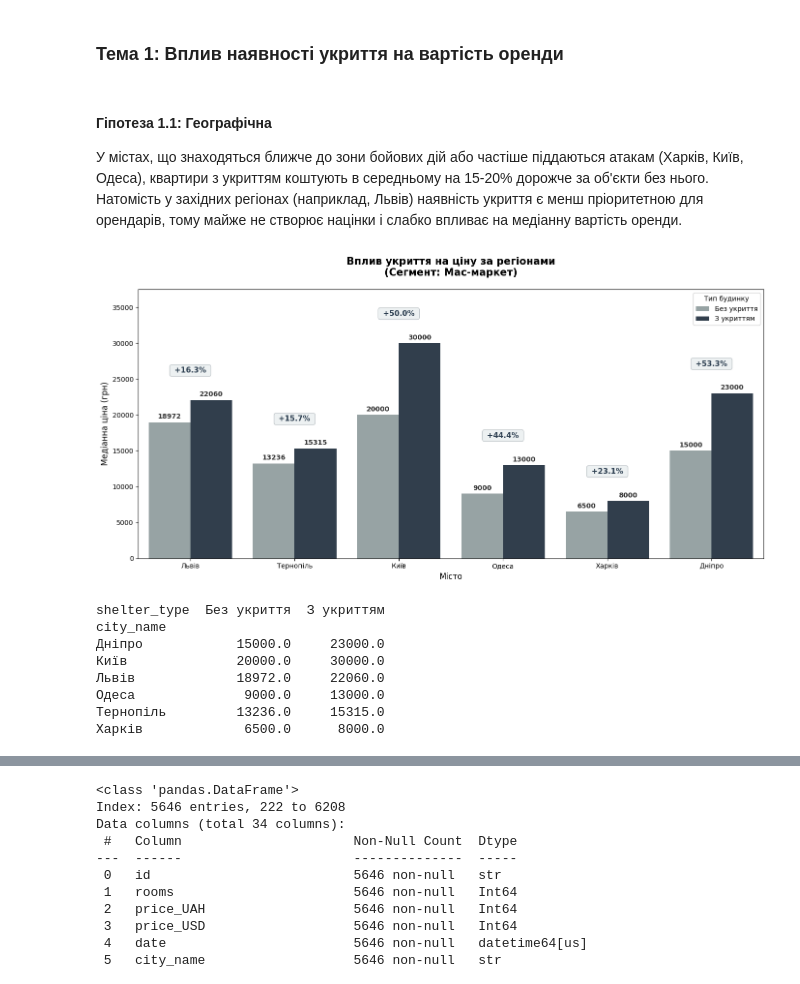
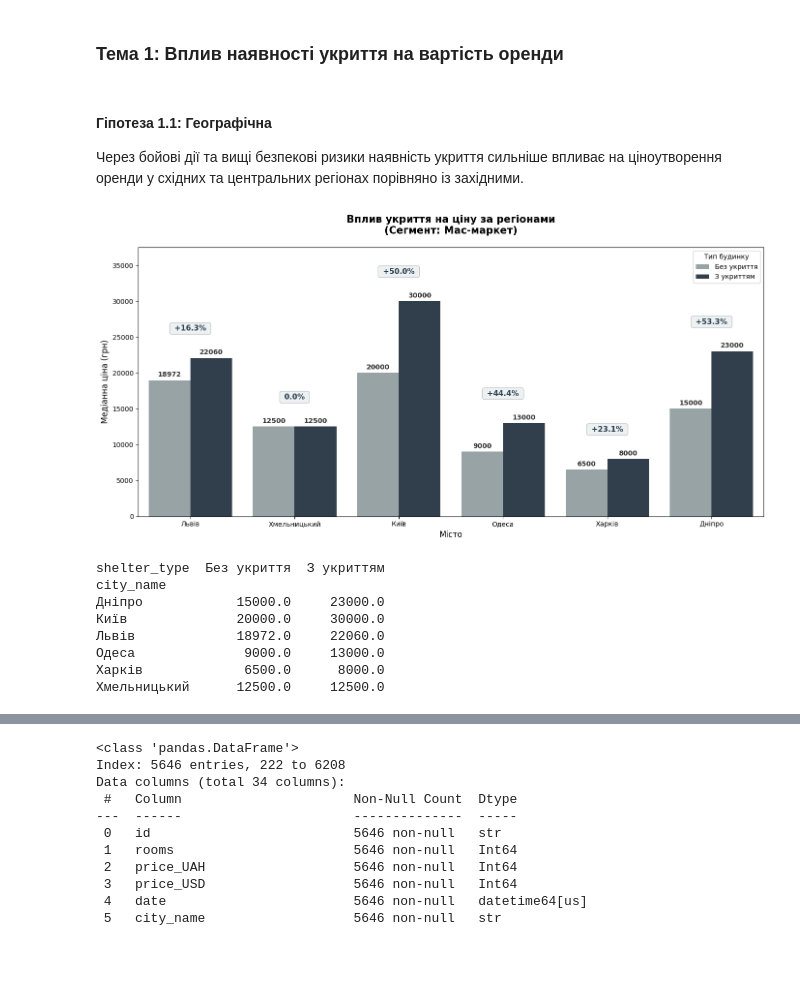
Before and after one commit to kon7drat-illia/Residential-Rental-Market-Analysis, a Jupyter notebook: notebook.ipynb, the cells around one changed output, grey strips where cells are left out. Drawn from its saved outputs; the diff is of its cells as text; code cells hidden in the pictures; blank space fills up the shorter version.

```diff
--- a/notebook.ipynb
+++ b/notebook.ipynb
@@ -2540,12 +2540,12 @@ cl_df.head(3)
 ### Тема 1: Вплив наявності укриття на вартість оренди
 # %% [markdown]
 #### Гіпотеза 1.1: Географічна
-У містах, що знаходяться ближче до зони бойових дій або частіше піддаються атакам (Харків, Київ, Одеса), квартири з укриттям коштують в середньому на 15-20% дорожче за об'єкти без нього. Натомість у західних регіонах (наприклад, Львів) наявність укриття є менш пріоритетною для орендарів, тому майже не створює націнки і слабко впливає на медіанну вартість оренди.
+Через бойові дії та вищі безпекові ризики наявність укриття сильніше впливає на ціноутворення оренди у східних та центральних регіонах порівняно із західними.
 # %%
 # ==========================================
 # 1. ФІЛЬТРАЦІЯ ТА АГРЕГАЦІЯ
 # ==========================================
-target_cities = ['Львів', 'Тернопіль', 'Київ', 'Одеса', 'Харків', 'Дніпро']
+target_cities = ['Львів', 'Хмельницький', 'Київ', 'Одеса', 'Харків', 'Дніпро']
 
 # Фільтруємо мас-маркет ТА залишаємо тільки потрібні міста
 df_shelter = cl_df[(cl_df['segment'] == 'Мас-маркет') & (cl_df['city_name'].isin(target_cities))].copy()
@@ -2603,40 +2603,40 @@ for p in ax.patches:
 for i, city in enumerate(target_cities):
     if city in pivot_stats.index:
         try:
             price_no = pivot_stats.loc[city, 'Без укриття']
             price_yes = pivot_stats.loc[city, 'З укриттям']
 
             # Рахуємо різницю: (З укриттям - Без укриття) / Без укриття * 100
             if pd.notna(price_no) and pd.notna(price_yes) and price_no > 0:
                 diff_pct = ((price_yes - price_no) / price_no) * 100
 
                 max_height = max(price_no, price_yes)
                 sign = "+" if diff_pct > 0 else ""
                 diff_text = f" {sign}{diff_pct:.1f}% "
 
                 # Розташовуємо по центру над парою стовпчиків (x = індекс міста)
                 plt.text(i, max_height + (stats['median_price'].max() * 0.12), diff_text,
                          ha='center', va='bottom', fontsize=11, fontweight='bold', color='#2c3e50',
                          bbox=dict(facecolor='#ecf0f1', alpha=0.9, edgecolor='#bdc3c7', boxstyle='round,pad=0.3'))
         except KeyError:
             continue
 
 # Збільшуємо ліміт осі Y, щоб влізли плашки з відсотками
 plt.ylim(0, stats['median_price'].max() * 1.25)
 
 plt.legend(title='Тип будинку', loc='upper right')
 plt.tight_layout()
-plt.savefig('plots/test_analysis/01_shelter_price_by_cities.png', dpi=300, bbox_inches='tight')
+plt.savefig('plots/test_analysis/h1_shelter_price_by_cities.png', dpi=300, bbox_inches='tight')
 plt.show()
 
 print(pivot_stats)
 # %% [output]
-[figure, old version]
+[figure, new version]
 shelter_type  Без укриття  З укриттям
 city_name
 Дніпро            15000.0     23000.0
 Київ              20000.0     30000.0
 Львів             18972.0     22060.0
 Одеса              9000.0     13000.0
-Тернопіль         13236.0     15315.0
 Харків             6500.0      8000.0
+Хмельницький      12500.0     12500.0
```
Also changed, not shown: parts of 33 cells of this notebook, 27 other files.
